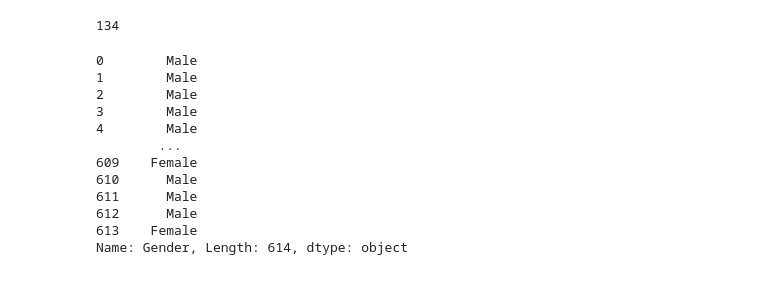
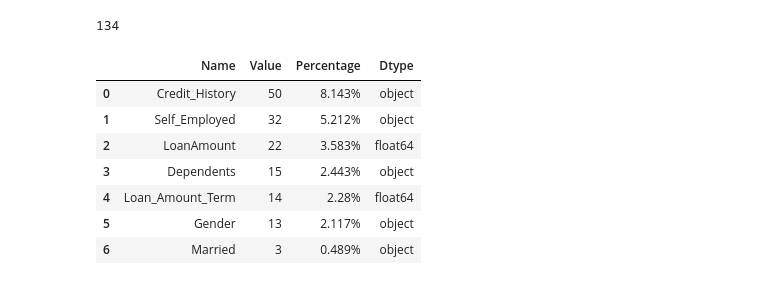
Before and after one commit to SwagAbyss/SwagML, a Jupyter notebook: Project_Notebooks/LoanPredict/loan_prediction.ipynb, the cells around one changed output. Cells and saved outputs as stored; diff of their text form; code cells hidden in the pictures.

```diff
--- a/Project_Notebooks/LoanPredict/loan_prediction.ipynb
+++ b/Project_Notebooks/LoanPredict/loan_prediction.ipynb
@@ -186,19 +145,59 @@ missing_values_dataframe()
 data[data.isnull().any(axis=1)].shape[0]
 # %% [output]
 134
-# %%
-data['Gender'].fillna(value=data['Gender'].mode())
-# %% [output]
-0        Male
-1        Male
-2        Male
-3        Male
-4        Male
-        ...
-609    Female
-610      Male
-611      Male
-612      Male
-613    Female
-Name: Gender, Length: 614, dtype: object
+# %%
+
+def missing_values_dataframe():
+    # Initializing the lists to store the column names, missing values, and percentage of missing values
+    name = []  # column names list
+    value = []  # total missing values list
+    percentage = []  # missing percentage list
+    data_type = [] # data type list
+
+    # Looping through each column in the data
+    for column in data.columns:
+
+        # Check if the column has any missing values
+        if data[column].isnull().any():
+
+            # If yes, then append the column name to 'name' list
+            name.append(column)
+
+            # Append the number of missing values to 'value' list
+            value.append(data[column].isnull().sum())
+
+            # Append the percentage of missing values to 'percentage' list
+            percentage.append(
+                f'{round(data[column].isna().sum()/data.shape[0]*100, 3)}%')
+
+            data_type.append(data[column].dtypes)
+
+        # If there are no missing values in the entire dataset
+        elif data.isnull().any() is False:
+
+            # Print a message indicating that there are no missing values in the dataset
+            print("There is no missing values present in this dataset")
+
+    # Creating a dataframe with the lists 'name', 'value', and 'percentage'
+    global df
+    df = pd.DataFrame(
+        {
+            'Name': name,
+            'Value': value,
+            'Percentage': percentage,
+            'Dtype' : data_type
+        }
+    ).sort_values(by='Percentage', ascending=False).reset_index(drop=True)
+
+    return df
+missing_values_dataframe()
+# %% [output]
+|  | Name | Value | Percentage | Dtype |
+| 0 | Credit_History | 50 | 8.143% | object |
+| 1 | Self_Employed | 32 | 5.212% | object |
+| 2 | LoanAmount | 22 | 3.583% | float64 |
+| 3 | Dependents | 15 | 2.443% | object |
+| 4 | Loan_Amount_Term | 14 | 2.28% | float64 |
+| 5 | Gender | 13 | 2.117% | object |
+| 6 | Married | 3 | 0.489% | object |
 # %%
```
Also changed, not shown: parts of 19 cells of this notebook.
